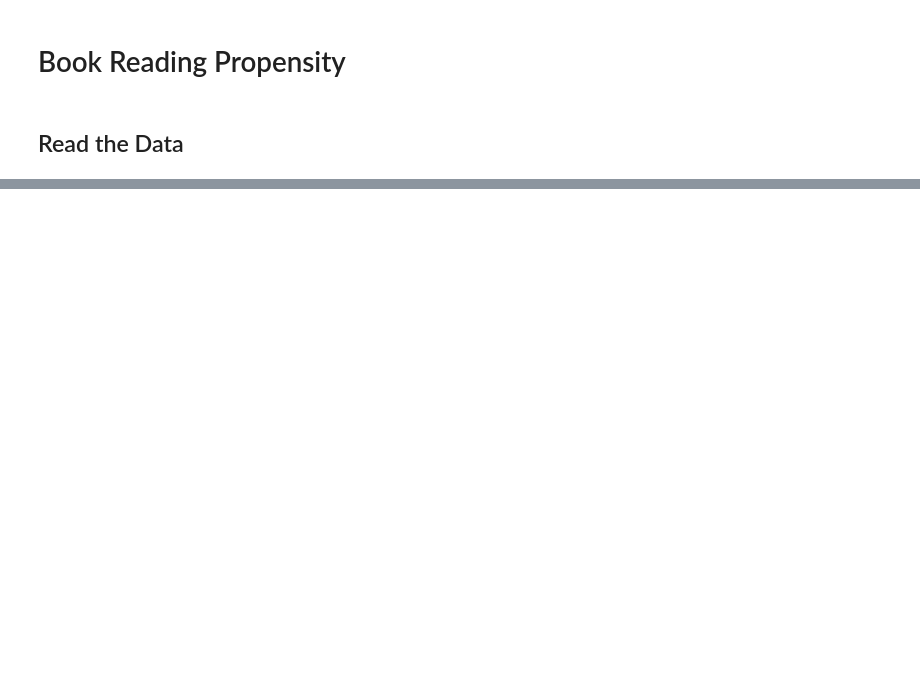
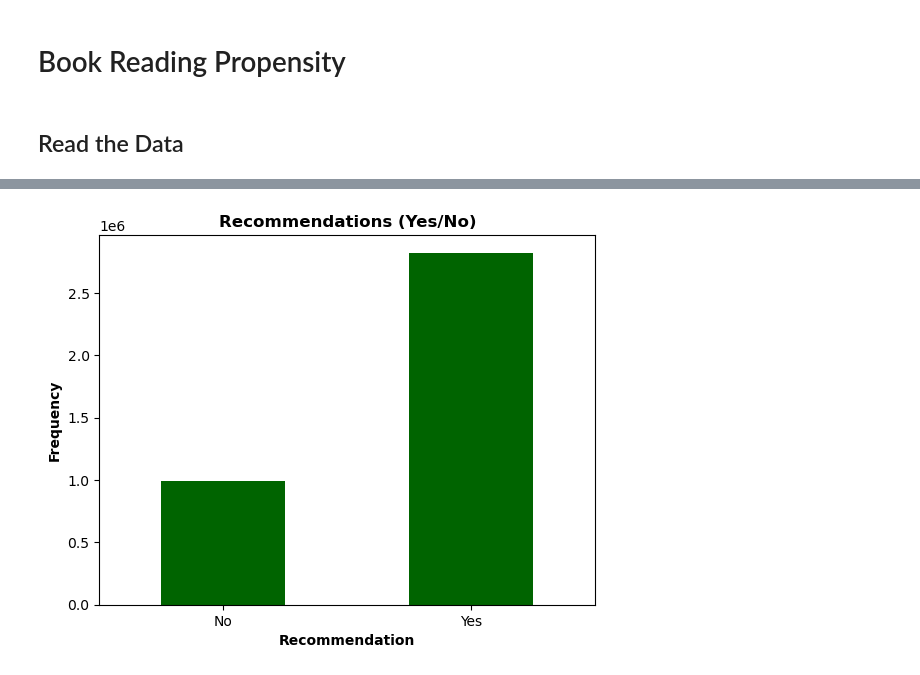
Before and after one commit to superkostya/book_reading_propensity, a Jupyter notebook: propensity.ipynb, the cells around one changed output, grey strips where cells are left out. Drawn from its saved outputs; the diff is of its cells as text; code cells hidden in the pictures; blank space fills up the shorter version.

```diff
--- a/propensity.ipynb
+++ b/propensity.ipynb
@@ -59,0 +78,8 @@ df[['user_id','book_id','month','day', 'hour', 'rating']].to_csv('./data/goodrea
+# %%
+df.groupby('would_recommend')['book_id'].count().plot.bar(color='darkgreen');
+plt.title('Recommendations (Yes/No)', weight='bold');
+plt.xticks(ticks=[0,1], labels=['No', 'Yes'], rotation=0);
+plt.xlabel('Recommendation', weight='bold');
+plt.ylabel('Frequency', weight='bold');
+# %% [output]
+[figure, added]
```
Also changed, not shown: parts of 15 cells of this notebook, 1 other file.
